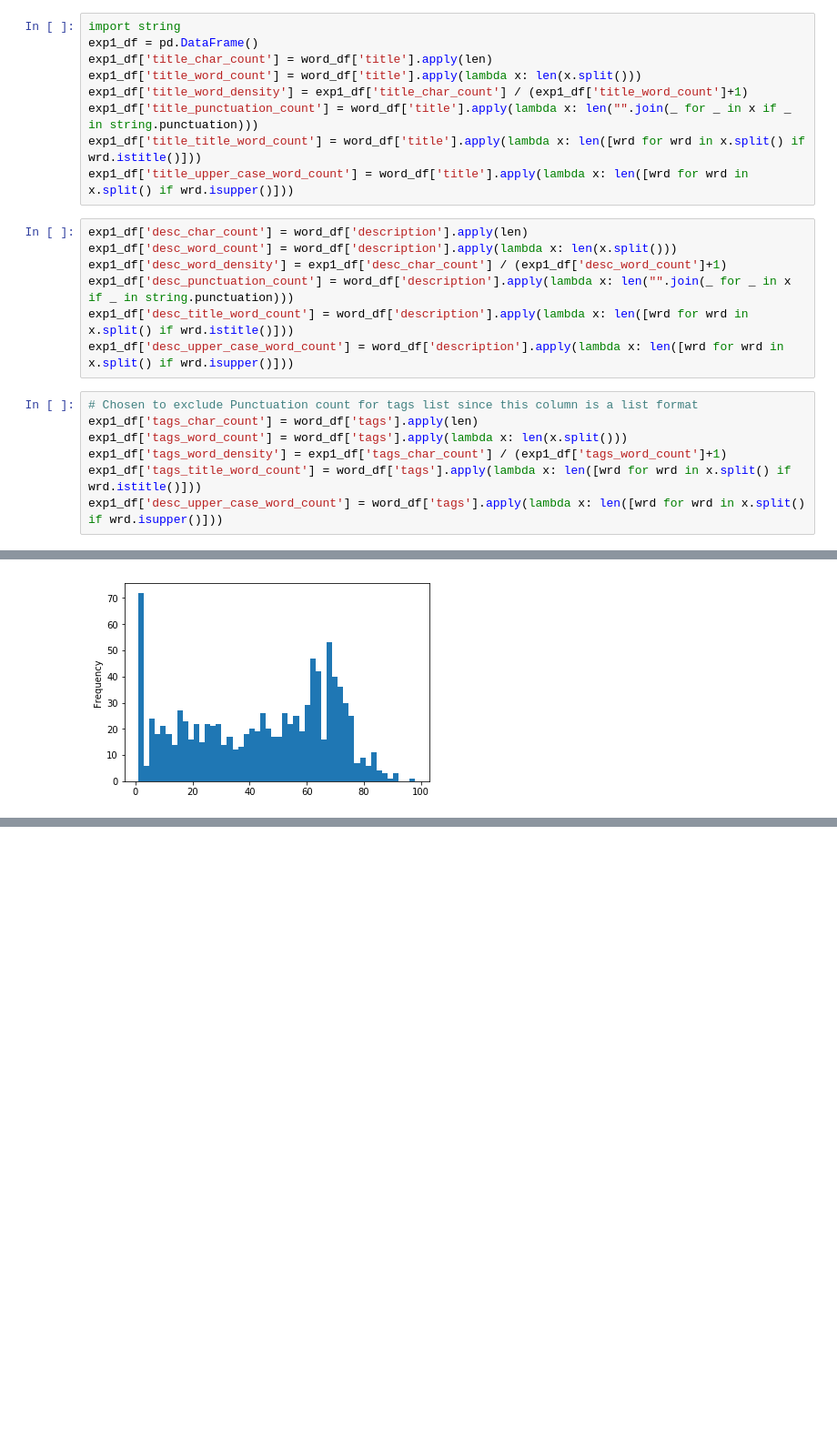
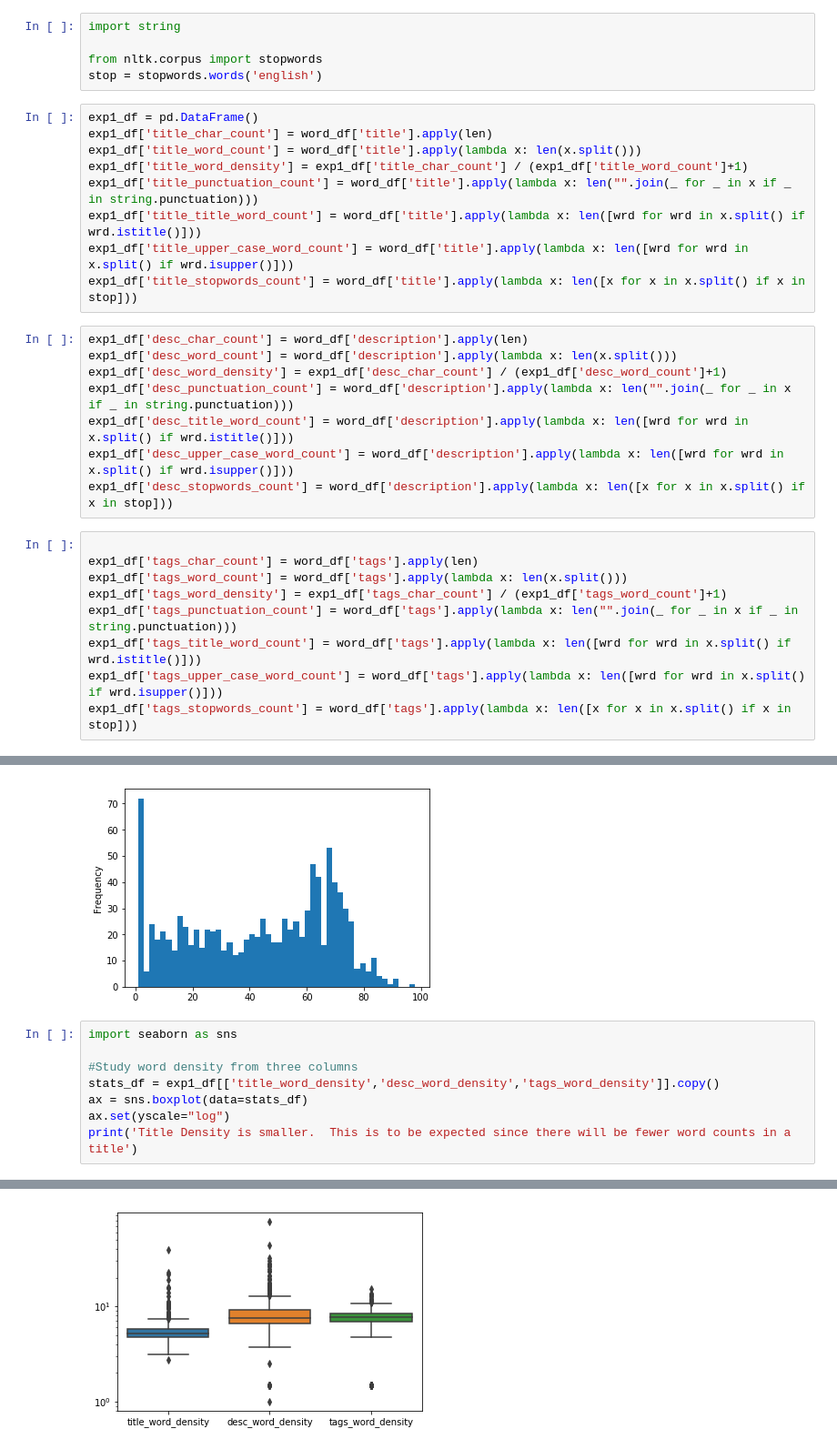
Before and after one commit to addiwei/Springboard, a Jupyter notebook: Capstone1/Youtube_4_Word_Preprocessing_EDA.ipynb, the cells around one changed output, grey strips where cells are left out. Shown at 91% size. Cells and saved outputs as stored; diff of their text form; blank space fills up the shorter version.

```diff
--- a/Capstone1/Youtube_4_Word_Preprocessing_EDA.ipynb
+++ b/Capstone1/Youtube_4_Word_Preprocessing_EDA.ipynb
@@ -77,8 +73,12 @@ word_df.head(5)
 # %%
 word_df['description'] = word_df['description'].astype(str)
 word_df['tags'] = word_df['tags'].astype(str)
+# %%
+import string
+
+from nltk.corpus import stopwords
+stop = stopwords.words('english')
 # %%
-import string
 exp1_df = pd.DataFrame()
 exp1_df['title_char_count'] = word_df['title'].apply(len)
 exp1_df['title_word_count'] = word_df['title'].apply(lambda x: len(x.split()))
@@ -86,6 +86,7 @@ exp1_df['title_word_density'] = exp1_df['title_char_count'] / (exp1_df['title_wo
 exp1_df['title_punctuation_count'] = word_df['title'].apply(lambda x: len("".join(_ for _ in x if _ in string.punctuation)))
 exp1_df['title_title_word_count'] = word_df['title'].apply(lambda x: len([wrd for wrd in x.split() if wrd.istitle()]))
 exp1_df['title_upper_case_word_count'] = word_df['title'].apply(lambda x: len([wrd for wrd in x.split() if wrd.isupper()]))
+exp1_df['title_stopwords_count'] = word_df['title'].apply(lambda x: len([x for x in x.split() if x in stop]))
 # %%
 exp1_df['desc_char_count'] = word_df['description'].apply(len)
 exp1_df['desc_word_count'] = word_df['description'].apply(lambda x: len(x.split()))
@@ -93,13 +94,16 @@ exp1_df['desc_word_density'] = exp1_df['desc_char_count'] / (exp1_df['desc_word_
 exp1_df['desc_punctuation_count'] = word_df['description'].apply(lambda x: len("".join(_ for _ in x if _ in string.punctuation)))
 exp1_df['desc_title_word_count'] = word_df['description'].apply(lambda x: len([wrd for wrd in x.split() if wrd.istitle()]))
 exp1_df['desc_upper_case_word_count'] = word_df['description'].apply(lambda x: len([wrd for wrd in x.split() if wrd.isupper()]))
+exp1_df['desc_stopwords_count'] = word_df['description'].apply(lambda x: len([x for x in x.split() if x in stop]))
 # %%
-# Chosen to exclude Punctuation count for tags list since this column is a list format
+
 exp1_df['tags_char_count'] = word_df['tags'].apply(len)
 exp1_df['tags_word_count'] = word_df['tags'].apply(lambda x: len(x.split()))
 exp1_df['tags_word_density'] = exp1_df['tags_char_count'] / (exp1_df['tags_word_count']+1)
+exp1_df['tags_punctuation_count'] = word_df['tags'].apply(lambda x: len("".join(_ for _ in x if _ in string.punctuation)))
 exp1_df['tags_title_word_count'] = word_df['tags'].apply(lambda x: len([wrd for wrd in x.split() if wrd.istitle()]))
-exp1_df['desc_upper_case_word_count'] = word_df['tags'].apply(lambda x: len([wrd for wrd in x.split() if wrd.isupper()]))
+exp1_df['tags_upper_case_word_count'] = word_df['tags'].apply(lambda x: len([wrd for wrd in x.split() if wrd.isupper()]))
+exp1_df['tags_stopwords_count'] = word_df['tags'].apply(lambda x: len([x for x in x.split() if x in stop]))
 # %%
 # Add target column to experiment 1 dataframe
 exp1_df['target'] = word_df['target']
@@ -168,3 +173,12 @@ min        1.000000
 max       98.000000
 Name: tags_word_count, dtype: float64
 [figure]
+# %%
+import seaborn as sns
+
+#Study word density from three columns
+stats_df = exp1_df[['title_word_density','desc_word_density','tags_word_density']].copy()
+ax = sns.boxplot(data=stats_df)
+ax.set(yscale="log")
+print('Title Density is smaller.  This is to be expected since there will be fewer word counts in a title')
+# %% [output]
@@ -170,0 +186 @@ Name: tags_word_count, dtype: float64
+[figure, added]
```
Also changed, not shown: parts of 32 cells of this notebook, 4 other files.
